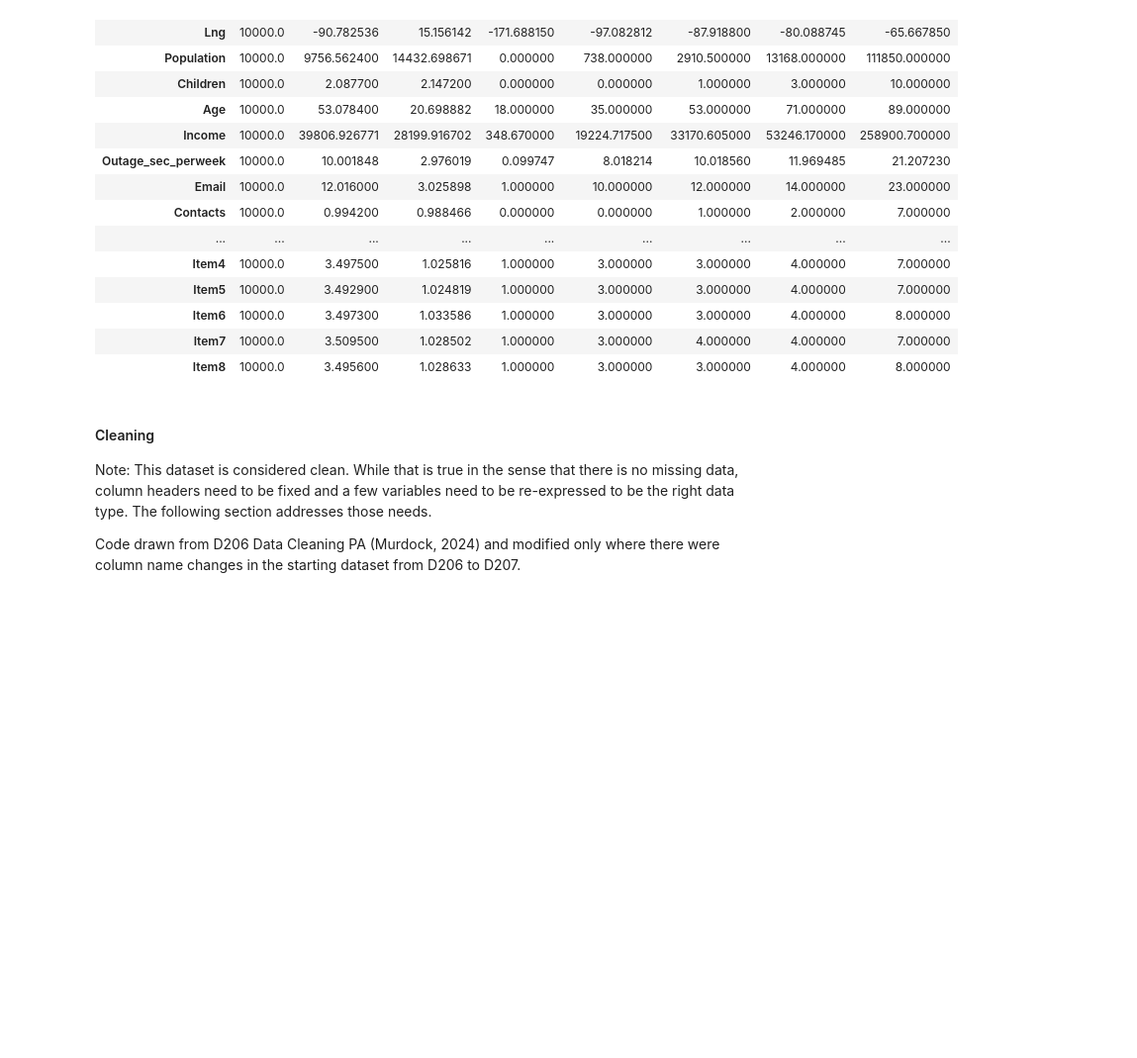
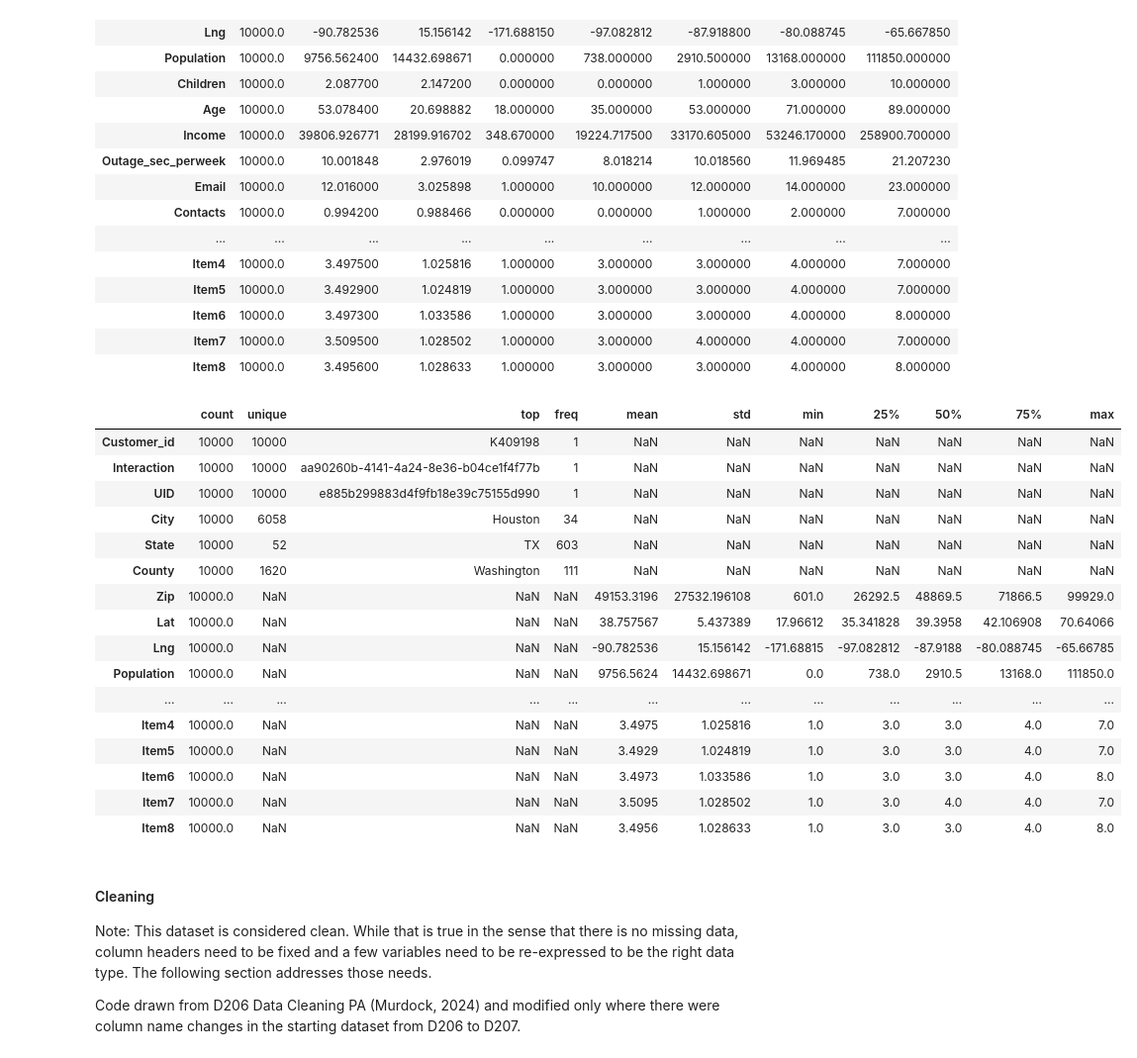
Before and after one commit to smmurdock/WGU-MSDA-DS, a Jupyter notebook: D207/Murdock_Shanay D207 PA Churn.ipynb, the cells around one changed output. Shown at 99% size. Cells and saved outputs as stored; diff of their text form; code cells hidden in the pictures; blank space fills up the shorter version.

```diff
--- a/D207/Murdock_Shanay D207 PA Churn.ipynb
+++ b/D207/Murdock_Shanay D207 PA Churn.ipynb
@@ -103,6 +104,28 @@ df.describe().T
 | Item6 | 10000.0 | 3.497300 | 1.033586 | 1.000000 | 3.000000 | 3.000000 | 4.000000 | 8.000000 |
 | Item7 | 10000.0 | 3.509500 | 1.028502 | 1.000000 | 3.000000 | 4.000000 | 4.000000 | 7.000000 |
 | Item8 | 10000.0 | 3.495600 | 1.028633 | 1.000000 | 3.000000 | 3.000000 | 4.000000 | 8.000000 |
+# %%
+# Describe all columns (not just numeric columns) to get a full view of
+# data
+df.describe(include='all').T
+# %% [output]
+|  | count | unique | top | freq | mean | std | min | 25% | 50% | 75% | max |
+| Customer_id | 10000 | 10000 | K409198 | 1 | NaN | NaN | NaN | NaN | NaN | NaN | NaN |
+| Interaction | 10000 | 10000 | aa90260b-4141-4a24-8e36-b04ce1f4f77b | 1 | NaN | NaN | NaN | NaN | NaN | NaN | NaN |
+| UID | 10000 | 10000 | e885b299883d4f9fb18e39c75155d990 | 1 | NaN | NaN | NaN | NaN | NaN | NaN | NaN |
+| City | 10000 | 6058 | Houston | 34 | NaN | NaN | NaN | NaN | NaN | NaN | NaN |
+| State | 10000 | 52 | TX | 603 | NaN | NaN | NaN | NaN | NaN | NaN | NaN |
+| County | 10000 | 1620 | Washington | 111 | NaN | NaN | NaN | NaN | NaN | NaN | NaN |
+| Zip | 10000.0 | NaN | NaN | NaN | 49153.3196 | 27532.196108 | 601.0 | 26292.5 | 48869.5 | 71866.5 | 99929.0 |
+| Lat | 10000.0 | NaN | NaN | NaN | 38.757567 | 5.437389 | 17.96612 | 35.341828 | 39.3958 | 42.106908 | 70.64066 |
+| Lng | 10000.0 | NaN | NaN | NaN | -90.782536 | 15.156142 | -171.68815 | -97.082812 | -87.9188 | -80.088745 | -65.66785 |
+| Population | 10000.0 | NaN | NaN | NaN | 9756.5624 | 14432.698671 | 0.0 | 738.0 | 2910.5 | 13168.0 | 111850.0 |
+| ... | ... | ... | ... | ... | ... | ... | ... | ... | ... | ... | ... |
+| Item4 | 10000.0 | NaN | NaN | NaN | 3.4975 | 1.025816 | 1.0 | 3.0 | 3.0 | 4.0 | 7.0 |
+| Item5 | 10000.0 | NaN | NaN | NaN | 3.4929 | 1.024819 | 1.0 | 3.0 | 3.0 | 4.0 | 7.0 |
+| Item6 | 10000.0 | NaN | NaN | NaN | 3.4973 | 1.033586 | 1.0 | 3.0 | 3.0 | 4.0 | 8.0 |
+| Item7 | 10000.0 | NaN | NaN | NaN | 3.5095 | 1.028502 | 1.0 | 3.0 | 4.0 | 4.0 | 7.0 |
+| Item8 | 10000.0 | NaN | NaN | NaN | 3.4956 | 1.028633 | 1.0 | 3.0 | 3.0 | 4.0 | 8.0 |
 # %% [markdown]
 #### Cleaning
 Note: This dataset is considered clean. While that is true in the sense that there is no missing data, column headers need to be fixed and a few variables need to be re-expressed to be the right data type. The following section addresses those needs.
```
Also changed, not shown: parts of 16 cells of this notebook.
